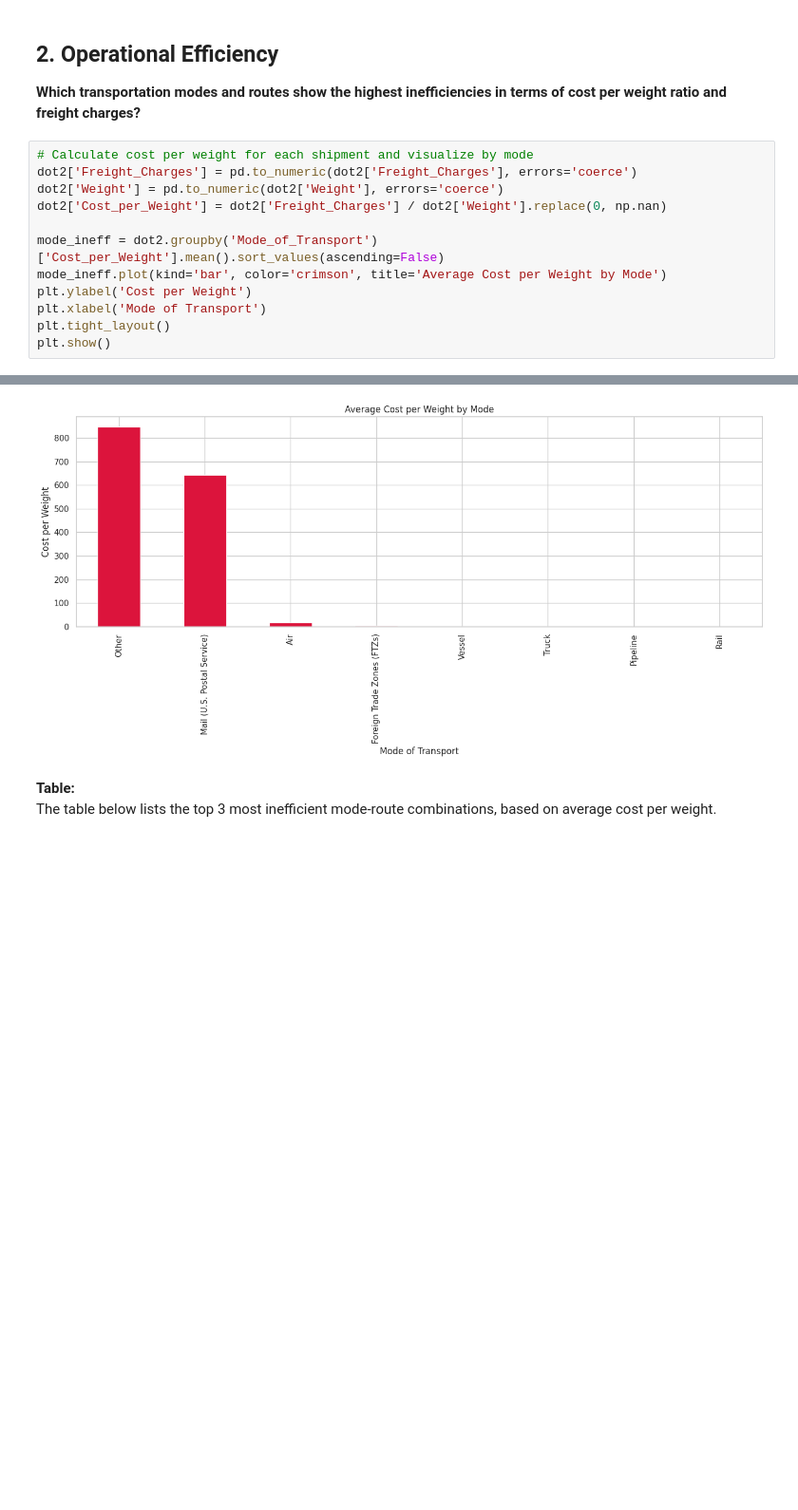
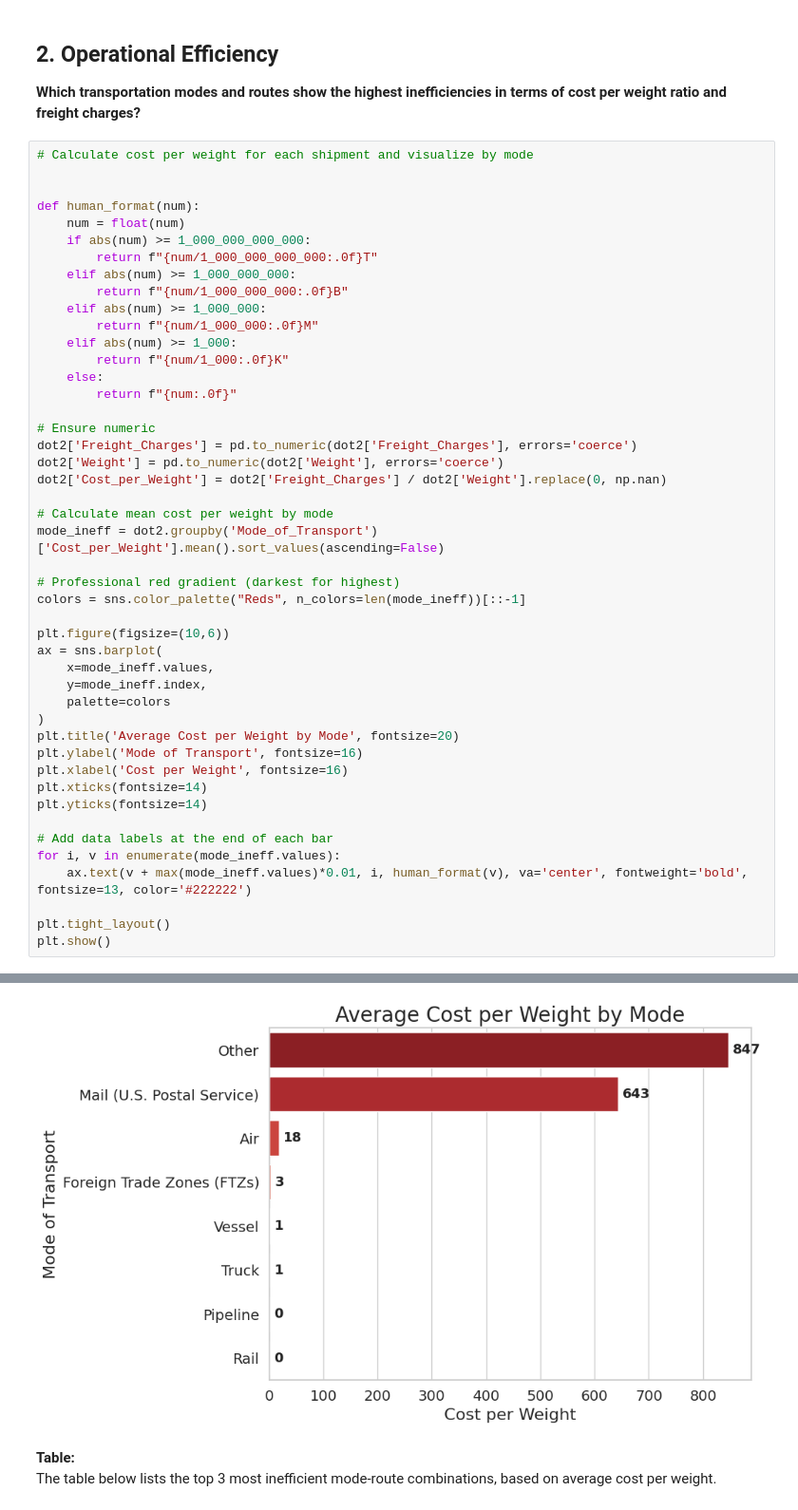
Before and after one commit to JohnEvansOkyere/Trans_BorderFreight_Data_Analysis, a Jupyter notebook: notebooks/eda_analysis_original.ipynb, the cells around one changed output, grey strips where cells are left out. Shown at 95% size. Drawn from its saved outputs; the diff is of its cells as text; blank space fills up the shorter version.

```diff
--- a/notebooks/eda_analysis_original.ipynb
+++ b/notebooks/eda_analysis_original.ipynb
@@ -298,14 +330,48 @@ if 'Year' in dot1.columns and 'Month' in dot1.columns:
 **Which transportation modes and routes show the highest inefficiencies in terms of cost per weight ratio and freight charges?**
 # %%
 # Calculate cost per weight for each shipment and visualize by mode
+
+
+def human_format(num):
+    num = float(num)
+    if abs(num) >= 1_000_000_000_000:
+        return f"{num/1_000_000_000_000:.0f}T"
+    elif abs(num) >= 1_000_000_000:
+        return f"{num/1_000_000_000:.0f}B"
+    elif abs(num) >= 1_000_000:
+        return f"{num/1_000_000:.0f}M"
+    elif abs(num) >= 1_000:
+        return f"{num/1_000:.0f}K"
+    else:
+        return f"{num:.0f}"
+
+# Ensure numeric
 dot2['Freight_Charges'] = pd.to_numeric(dot2['Freight_Charges'], errors='coerce')
 dot2['Weight'] = pd.to_numeric(dot2['Weight'], errors='coerce')
 dot2['Cost_per_Weight'] = dot2['Freight_Charges'] / dot2['Weight'].replace(0, np.nan)
 
+# Calculate mean cost per weight by mode
 mode_ineff = dot2.groupby('Mode_of_Transport')['Cost_per_Weight'].mean().sort_values(ascending=False)
-mode_ineff.plot(kind='bar', color='crimson', title='Average Cost per Weight by Mode')
-plt.ylabel('Cost per Weight')
-plt.xlabel('Mode of Transport')
+
+# Professional red gradient (darkest for highest)
+colors = sns.color_palette("Reds", n_colors=len(mode_ineff))[::-1]
+
+plt.figure(figsize=(10,6))
+ax = sns.barplot(
+    x=mode_ineff.values,
+    y=mode_ineff.index,
+    palette=colors
+)
+plt.title('Average Cost per Weight by Mode', fontsize=20)
+plt.ylabel('Mode of Transport', fontsize=16)
+plt.xlabel('Cost per Weight', fontsize=16)
+plt.xticks(fontsize=14)
+plt.yticks(fontsize=14)
+
+# Add data labels at the end of each bar
+for i, v in enumerate(mode_ineff.values):
+    ax.text(v + max(mode_ineff.values)*0.01, i, human_format(v), va='center', fontweight='bold', fontsize=13, color='#222222')
+
 plt.tight_layout()
 plt.show()
 # %% [output]
@@ -312,4 +381,4 @@ plt.show()
-[figure, old version]
+[figure, new version]
 # %% [markdown]
 **Table:**
 The table below lists the top 3 most inefficient mode-route combinations, based on average cost per weight.
```
Also changed, not shown: parts of 18 cells of this notebook, 3 other files.
